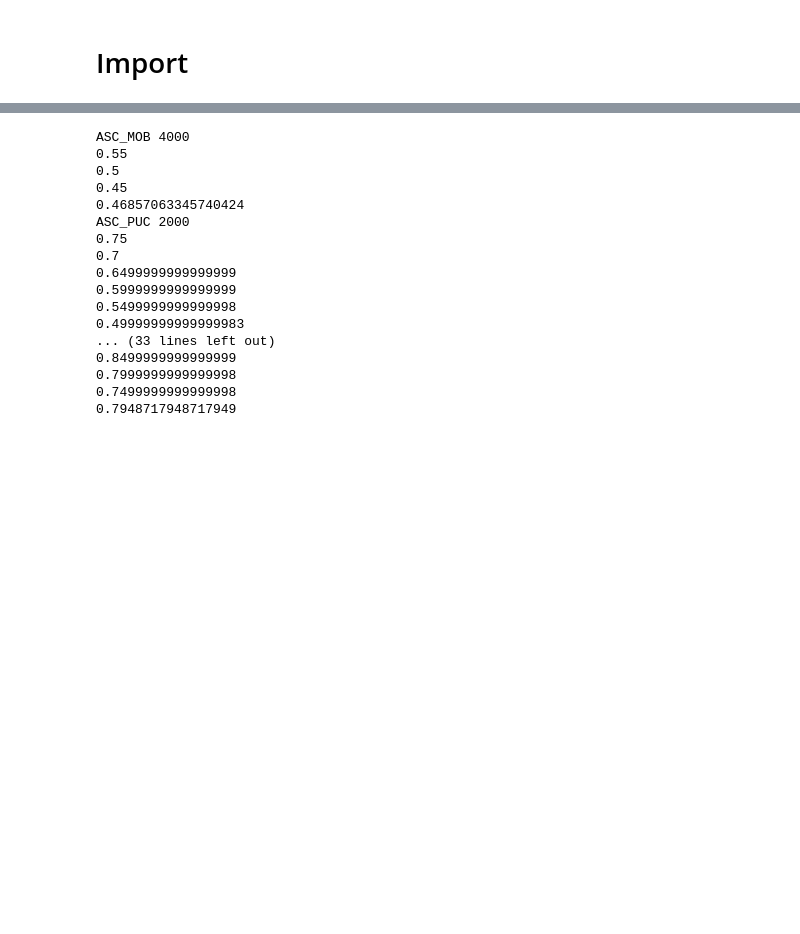
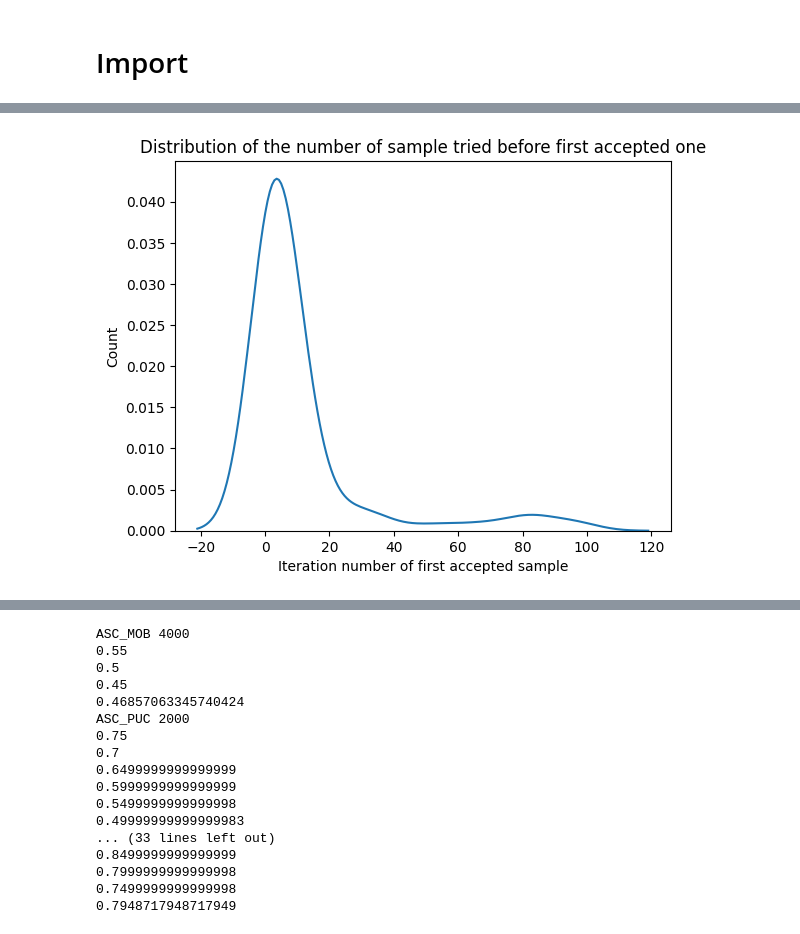
Before and after one commit to ValentinLafargue/Inspection, a Jupyter notebook: Project/Highest_undetected_unbiasing.ipynb, the cells around one changed output, grey strips where cells are left out. Saved outputs shown, nothing was run; the diff lists cells and outputs as text; code cells hidden in the pictures; blank space fills up the shorter version.

```diff
--- a/Project/Highest_undetected_unbiasing.ipynb
+++ b/Project/Highest_undetected_unbiasing.ipynb
@@ -148,0 +751,13 @@ dic_highest_to_start = {
+# %%
+values, count = np.unique(df_100[df_100.test_result_rejected.isna()].groupby(['method', 'Dataset', 'n_sample', 'DI_Qt']).agg({
+    'iter_number' : 'min'
+}).iter_number, return_counts = True)
+sns.kdeplot(df_100[df_100.test_result_rejected.isna()].groupby(['method', 'Dataset', 'n_sample', 'DI_Qt']).agg({
+    'iter_number' : 'min'
+}).iter_number)
+plt.xlabel("Iteration number of first accepted sample")
+plt.ylabel("Count")
+plt.title('Distribution of the number of sample tried before first accepted one')
+plt.show()
+# %% [output]
+[figure, added]
```
Also changed, not shown: parts of 92 cells of this notebook, 9 other files.
